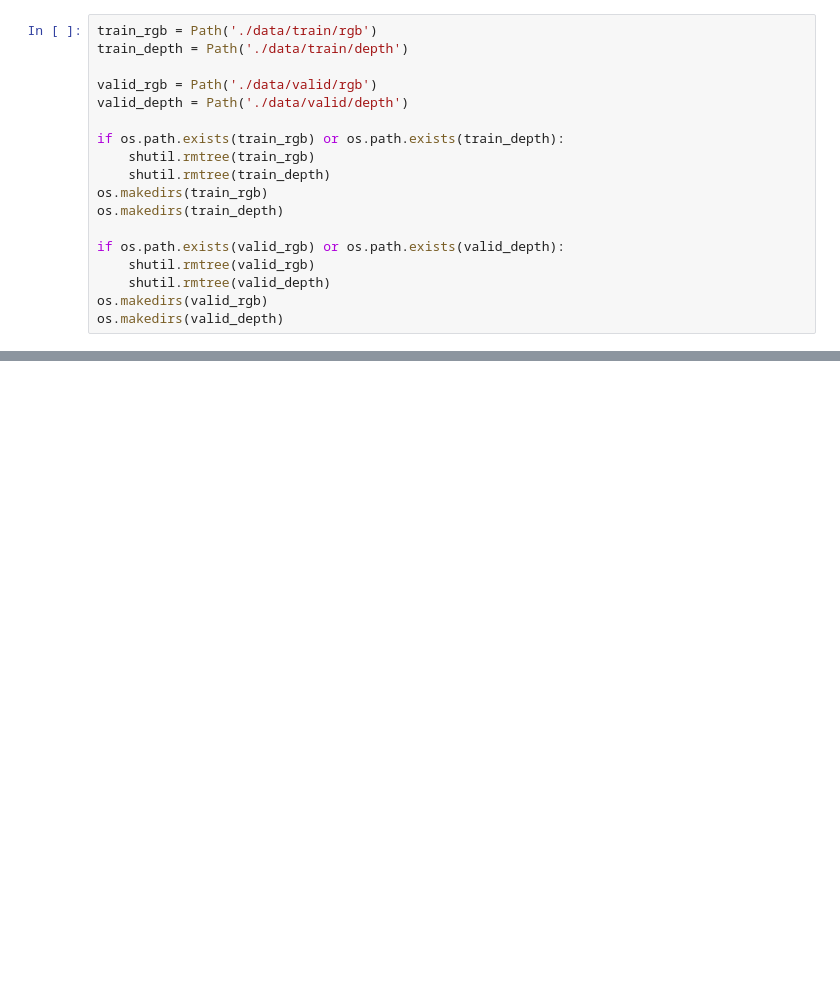
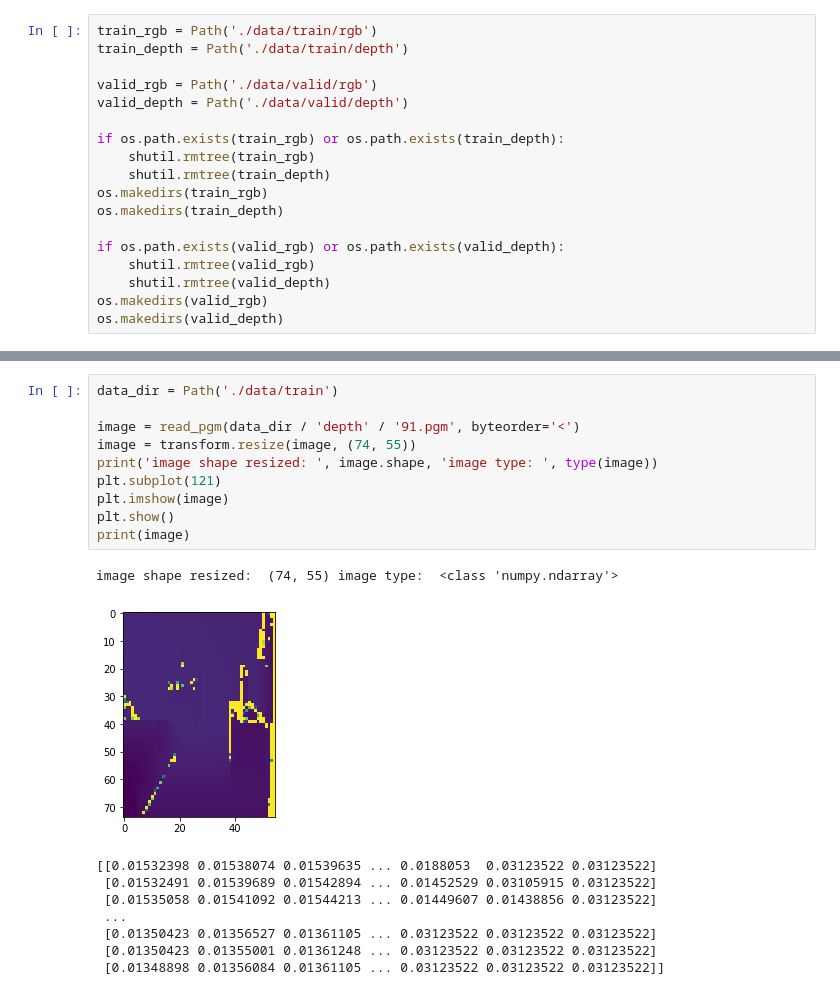
Before and after one commit to shuuchen/depth_eigen, a Jupyter notebook: data_prepare.ipynb, the cells around one changed output, grey strips where cells are left out. Drawn from its saved outputs; the diff is of its cells as text; blank space fills up the shorter version.

```diff
--- a/data_prepare.ipynb
+++ b/data_prepare.ipynb
@@ -158,3 +182,23 @@ Empty folder:  440 living_room_0024a
 Empty folder:  441 living_room_0024b
 Empty folder:  442 living_room_0024c
 finished
+# %%
+data_dir = Path('./data/train')
+
+image = read_pgm(data_dir / 'depth' / '91.pgm', byteorder='<')
+image = transform.resize(image, (74, 55))
+print('image shape resized: ', image.shape, 'image type: ', type(image))
+plt.subplot(121)
+plt.imshow(image)
+plt.show()
+print(image)
+# %% [output]
+image shape resized:  (74, 55) image type:  <class 'numpy.ndarray'>
+[figure, added]
+[[0.01532398 0.01538074 0.01539635 ... 0.0188053  0.03123522 0.03123522]
+ [0.01532491 0.01539689 0.01542894 ... 0.01452529 0.03105915 0.03123522]
+ [0.01535058 0.01541092 0.01544213 ... 0.01449607 0.01438856 0.03123522]
+ ...
+ [0.01350423 0.01356527 0.01361105 ... 0.03123522 0.03123522 0.03123522]
+ [0.01350423 0.01355001 0.01361248 ... 0.03123522 0.03123522 0.03123522]
+ [0.01348898 0.01356084 0.01361105 ... 0.03123522 0.03123522 0.03123522]]
```
Also changed, not shown: parts of 5 cells of this notebook.
